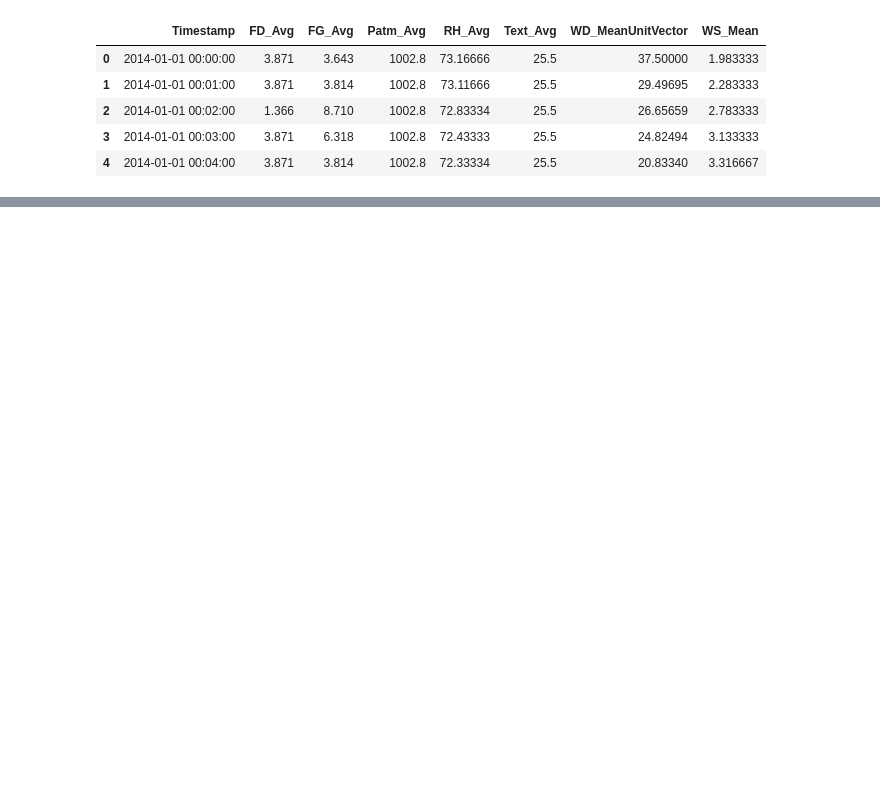
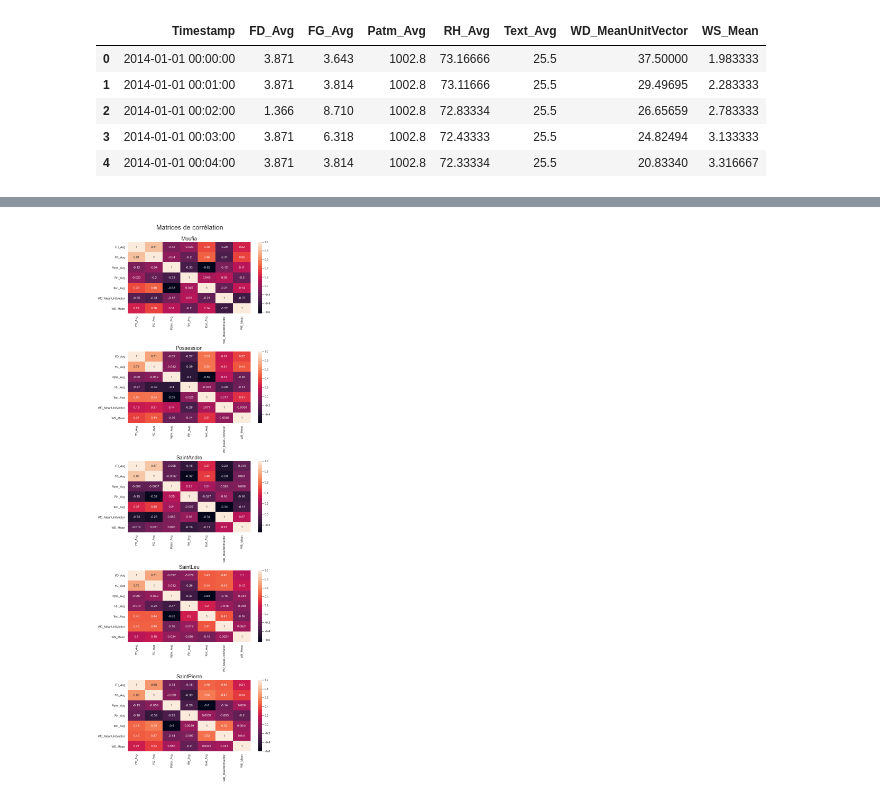
Before and after one commit to anhtu7/FouilleDeDonnees_projet, a Jupyter notebook: visualisation.ipynb, the cells around one changed output, grey strips where cells are left out. Saved outputs shown, nothing was run; the diff lists cells and outputs as text; code cells hidden in the pictures; blank space fills up the shorter version.

```diff
--- a/visualisation.ipynb
+++ b/visualisation.ipynb
@@ -62,0 +48,18 @@ sns.heatmap(corrMatrix, annot=True)
+# %%
+corrMatrix = df_Moufia.corr()
+fig, axes = plt.subplots(5, 1, figsize=(10, 30))
+plt.suptitle('Matrices de corrélation', size = 25)
+sns.heatmap(corrMatrix, annot=True,ax=axes[0]).set_title("Moufia",size = 20)
+corrMatrix = df_Possession.corr()
+sns.heatmap(corrMatrix, annot=True,ax=axes[1]).set_title("Possession",size = 20)
+corrMatrix = df_SaintAndre.corr()
+sns.heatmap(corrMatrix, annot=True,ax=axes[2]).set_title("SaintAndre",size = 20)
+corrMatrix = df_SaintLeu.corr()
+sns.heatmap(corrMatrix, annot=True,ax=axes[3]).set_title("SaintLeu",size = 20)
+corrMatrix = df_SaintPierre.corr()
+sns.heatmap(corrMatrix, annot=True,ax=axes[4]).set_title("SaintPierre",size = 20)
+fig.tight_layout()
+fig.subplots_adjust(top=0.95)
+fig.savefig("correlationMat")
+# %% [output]
+[figure, added]
```
Also changed, not shown: parts of 8 cells of this notebook, 2 other files.
